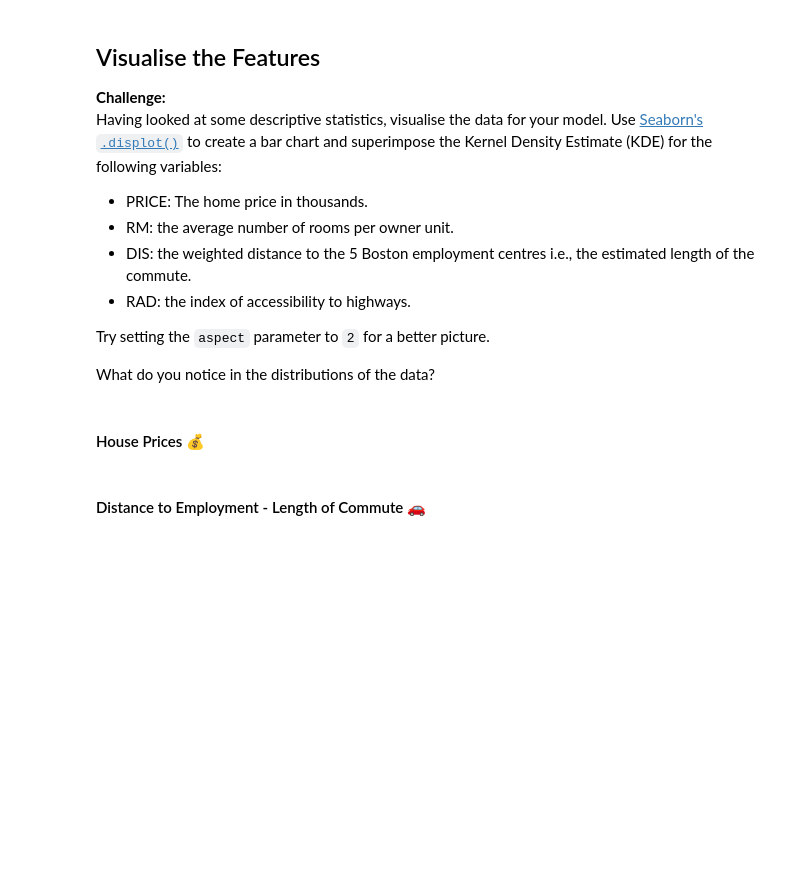
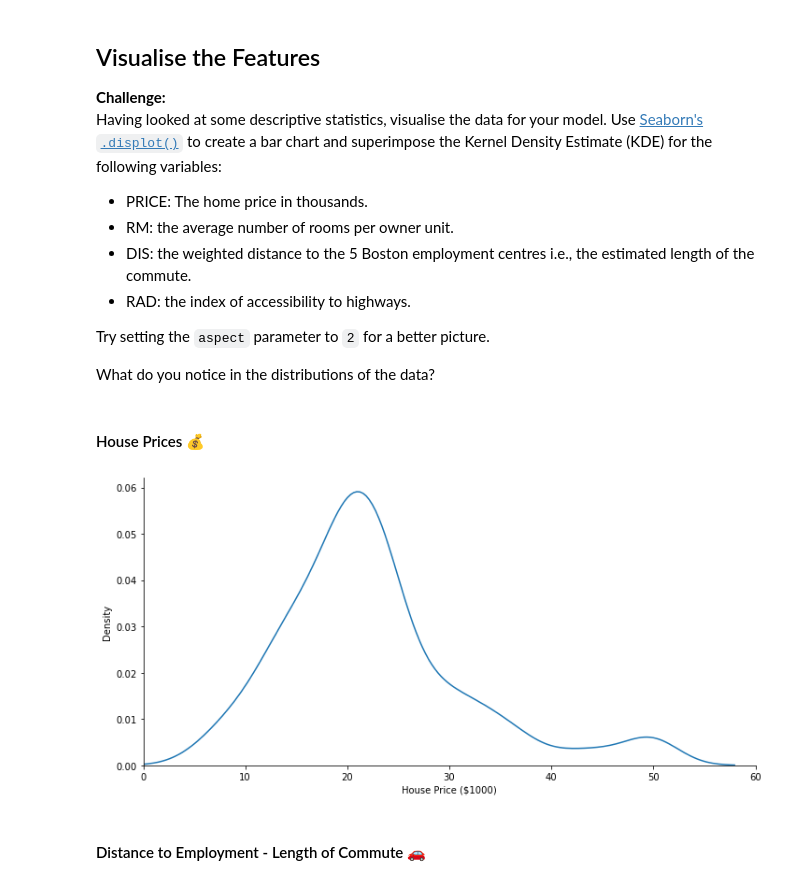
Before and after one commit to MTroha/Day-080--Data-Science--Capstone-Project--Predict-House-Prices, a Jupyter notebook: main.ipynb, the cells around one changed output. Drawn from its saved outputs; the diff is of its cells as text; code cells hidden in the pictures; blank space fills up the shorter version.

```diff
--- a/main.ipynb
+++ b/main.ipynb
@@ -143,5 +188,12 @@ Try setting the `aspect` parameter to `2` for a better picture.
 What do you notice in the distributions of the data?
 # %% [markdown]
 #### House Prices 💰
+# %%
+house_price_plot = sns.displot(data=data, x='PRICE', kind='kde', aspect=2)
+plt.xlabel('House Price ($1000)')
+plt.xlim(0, 60)
+plt.show()
+# %% [output]
+[figure, added]
 # %% [markdown]
 #### Distance to Employment - Length of Commute 🚗
```
Also changed, not shown: parts of 53 cells of this notebook.
